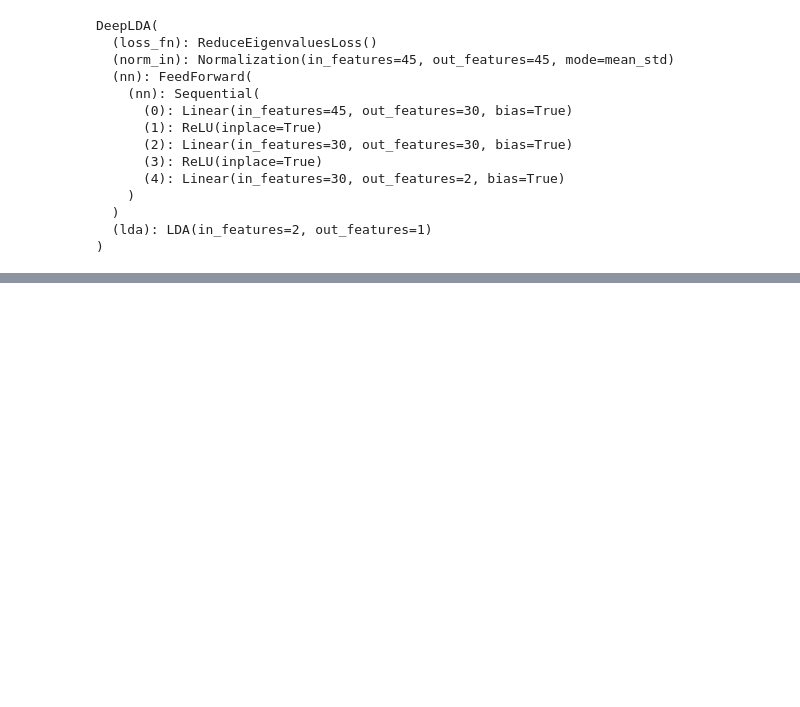
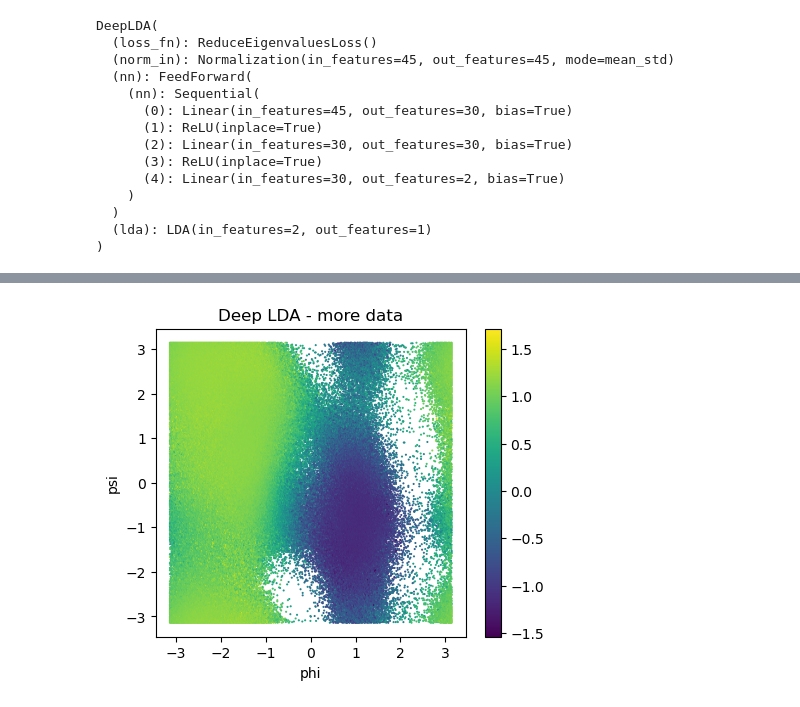
Before and after one commit to seonghyun26/cmd, a Jupyter notebook: model/alanine/deeplda/visualize.ipynb, the cells around one changed output, grey strips where cells are left out. Saved outputs shown, nothing was run; the diff lists cells and outputs as text; code cells hidden in the pictures; blank space fills up the shorter version.

```diff
--- a/model/alanine/deeplda/visualize.ipynb
+++ b/model/alanine/deeplda/visualize.ipynb
@@ -102,0 +112,3 @@ for i,ax in enumerate(axs):
+# %%
+more_data = torch.load("../../../data/alanine/heavy_atom_distance.pt")
+more_data.shape
@@ -102,0 +117,7 @@ for i,ax in enumerate(axs):
+# %%
+n_components = 1
+with torch.no_grad():
+    s = -1 * model(more_data).numpy()
+
+new_df = pd.DataFrame(s, columns=[f'CV{i}' for i in range(n_components)])
+new_df
@@ -102,0 +138,6 @@ for i,ax in enumerate(axs):
+# %%
+psis = np.load("../../../data/alanine/heavy_atom_distance_psis.npy")
+phis = np.load("../../../data/alanine/heavy_atom_distance_phis.npy")
+new_df['psi'] = psis
+new_df['phi'] = phis
+new_df
@@ -102,0 +158,12 @@ for i,ax in enumerate(axs):
+# %%
+n_components = 1
+
+fig,axs = plt.subplots(1, n_components, figsize = ( 5 * n_components, 4) )
+if n_components == 1:
+    axs = [axs]
+
+for i,ax in enumerate(axs):
+    new_df.plot.hexbin('phi','psi',C=f'CV{i}',cmap='viridis',ax=ax, gridsize=400)
+    ax.set_title(f'Deep LDA - more data')
+# %% [output]
+[figure, added]
```
Also changed, not shown: parts of 10 cells of this notebook, 43 other files.
